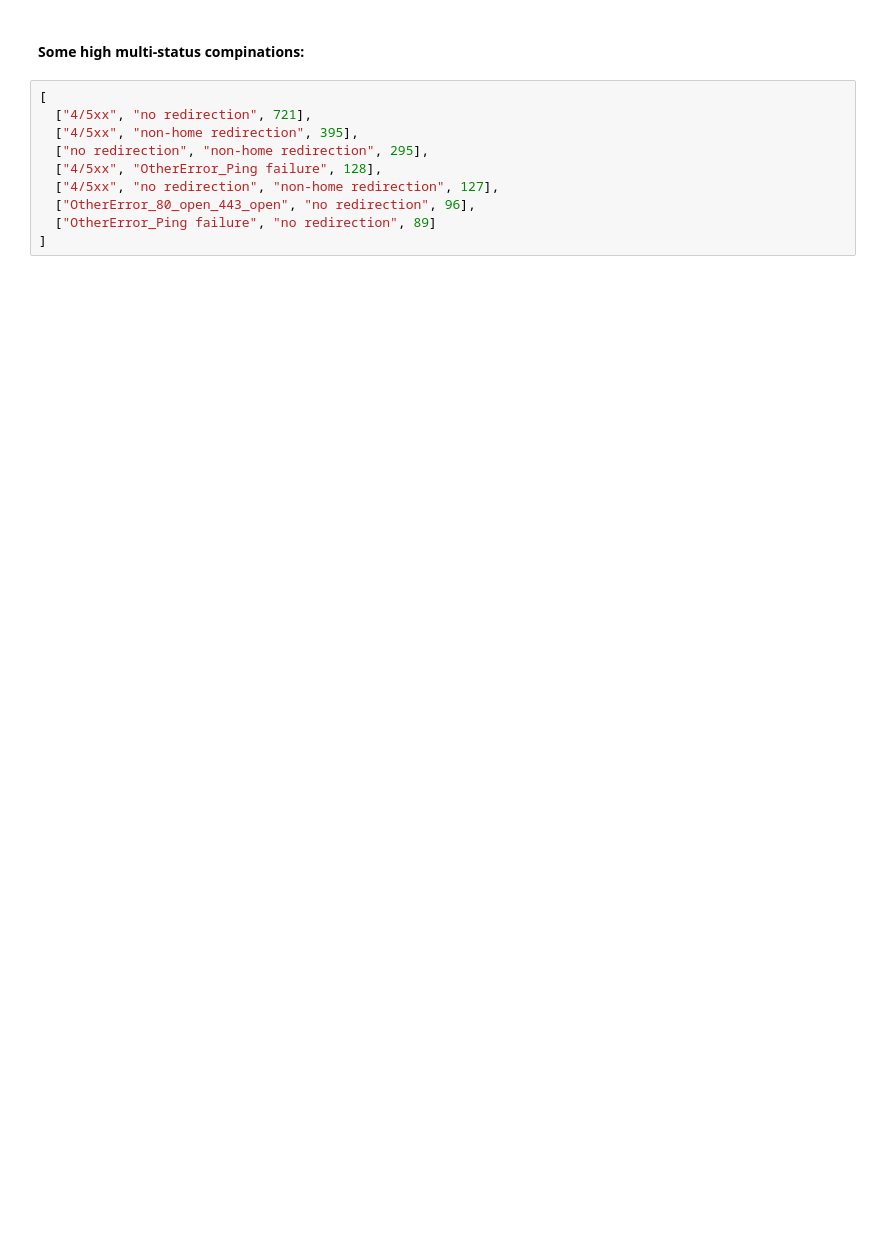
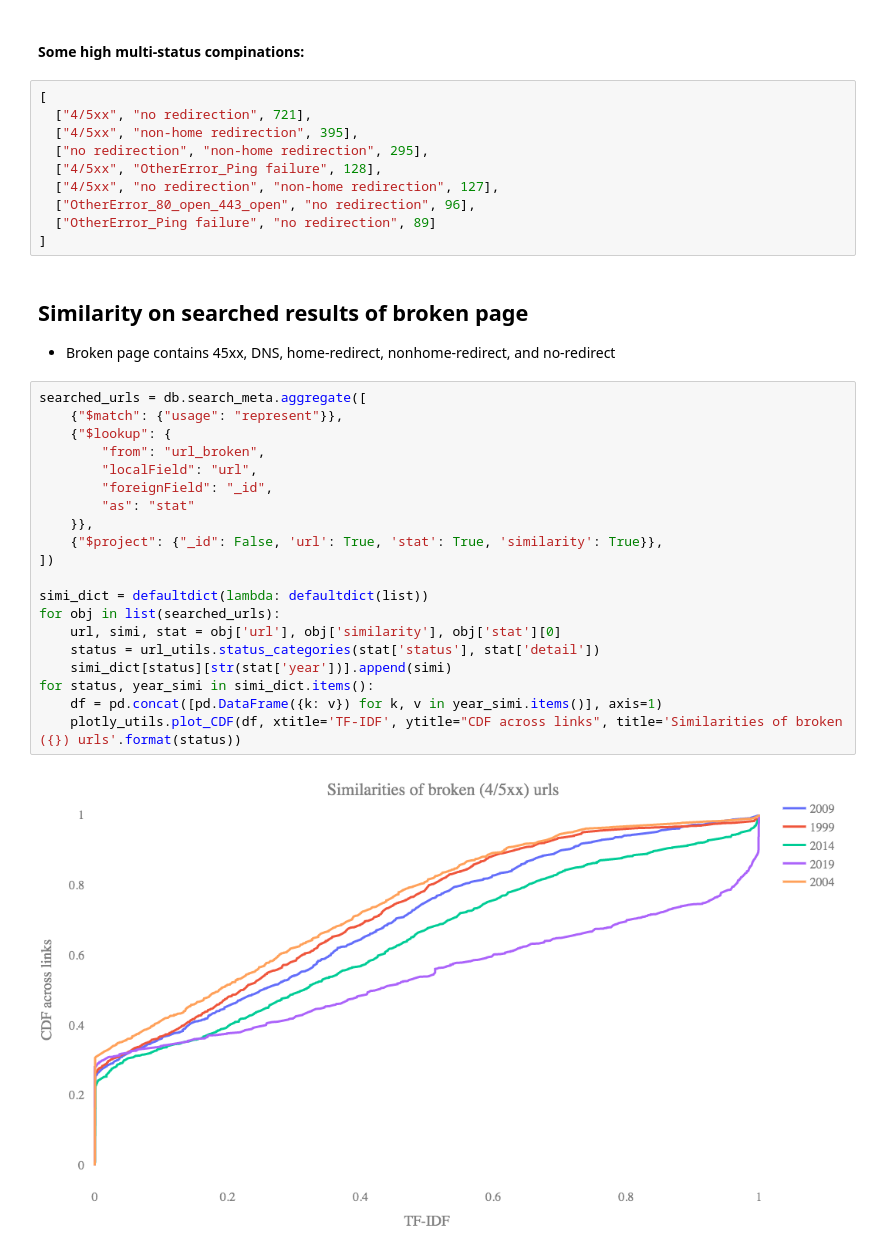
Before and after one commit to JingyZhu/fable, a Jupyter notebook: broken_inspection.ipynb, the cells around one changed output. Saved outputs shown, nothing was run; the diff lists cells and outputs as text; blank space fills up the shorter version.

Commit message:
update similarity

```diff
--- a/broken_inspection.ipynb
+++ b/broken_inspection.ipynb
@@ -91,3 +93,28 @@ plotly_utils.plot_CDF(fate_df, xtitle='"# status', ytitle='CDF across (subhost,
   ["OtherError_80_open_443_open", "no redirection", 96],
   ["OtherError_Ping failure", "no redirection", 89]
 ]
+# %% [markdown]
+## Similarity on searched results of broken page
+- Broken page contains 45xx, DNS, home-redirect, nonhome-redirect, and no-redirect
+# %%
+searched_urls = db.search_meta.aggregate([
+    {"$match": {"usage": "represent"}},
+    {"$lookup": {
+        "from": "url_broken",
+        "localField": "url",
+        "foreignField": "_id",
+        "as": "stat"
+    }},
+    {"$project": {"_id": False, 'url': True, 'stat': True, 'similarity': True}},
+])
+
+simi_dict = defaultdict(lambda: defaultdict(list))
+for obj in list(searched_urls):
+    url, simi, stat = obj['url'], obj['similarity'], obj['stat'][0]
+    status = url_utils.status_categories(stat['status'], stat['detail'])
+    simi_dict[status][str(stat['year'])].append(simi)
+for status, year_simi in simi_dict.items():
+    df = pd.concat([pd.DataFrame({k: v}) for k, v in year_simi.items()], axis=1)
+    plotly_utils.plot_CDF(df, xtitle='TF-IDF', ytitle="CDF across links", title='Similarities of broken ({}) urls'.format(status))
+# %% [output]
+[figure, added]
```
Also changed, not shown: parts of 4 cells of this notebook, 3 other files.
